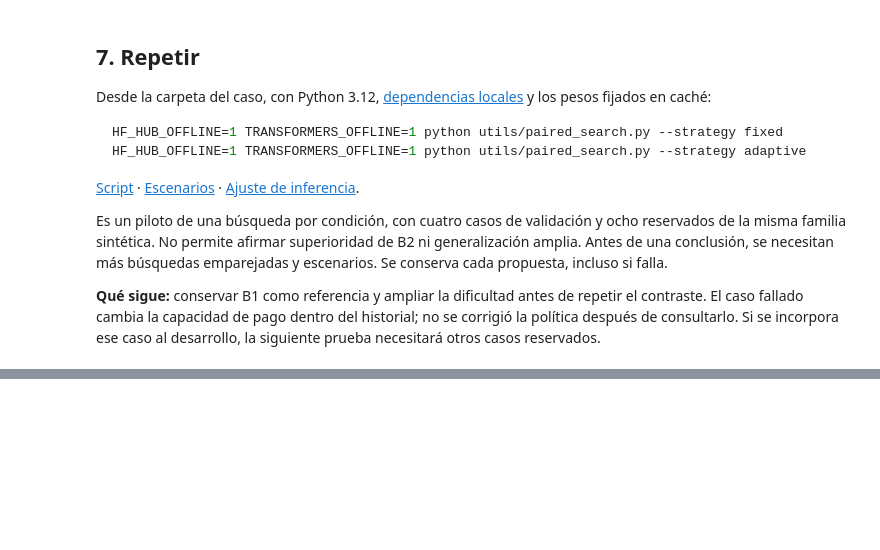
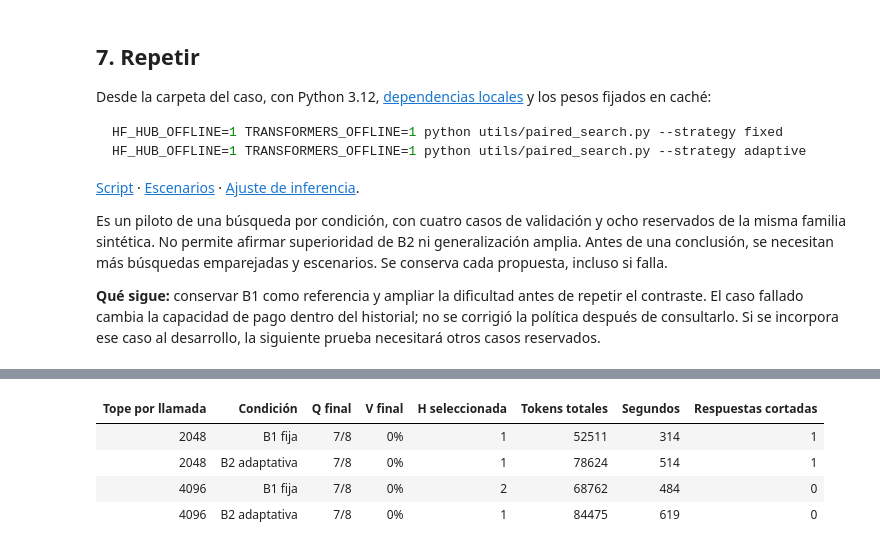
Before and after one commit to jairzinhosantos/thinking-harness, a Jupyter notebook: research/cases/case-0003-debt-negotiation/paired-search.ipynb, the cells around one changed output, grey strips where cells are left out. Cells and saved outputs as stored; diff of their text form; code cells hidden in the pictures; blank space fills up the shorter version.

```diff
--- a/research/cases/case-0003-debt-negotiation/paired-search.ipynb
+++ b/research/cases/case-0003-debt-negotiation/paired-search.ipynb
@@ -230,0 +243,43 @@ Es un piloto de una búsqueda por condición, con cuatro casos de validación y
+# %%
+from collections import Counter
+budget_records = list(records)
+extra_run_names = ['20261106T224117Z-paired-fixed-tokens-4096', '20261106T224923Z-paired-adaptive-tokens-4096']
+for name in extra_run_names:
+    folder = case_dir / 'results' / name
+    for filename, digest in json.loads((folder / 'manifest.json').read_text()).items():
+        assert Path(filename).name == filename
+        assert hashlib.sha256((folder / filename).read_bytes()).hexdigest() == digest
+    budget_records.append({'name': name, 'protocol': json.loads((folder/'protocol.json').read_text()),
+                           'report': json.loads((folder/'report.json').read_text())})
+for item in budget_records:
+    protocol = item['protocol']
+    for key in ('model', 'revision', 'model_files_sha256', 'sampling', 'cases', 'objective',
+                'initial_policy', 'initial_strategy', 'runtime', 'proposal_contract', 'update_contract',
+                'search_tokens', 'final_tokens'):
+        assert protocol[key] == records[0]['protocol'][key], key
+    for key, value in records[0]['protocol']['limits'].items():
+        if key not in ('output_tokens', 'context_tokens'):
+            assert protocol['limits'][key] == value, key
+    item['calls'] = [json.loads(line) for line in (case_dir/'results'/item['name']/'calls.jsonl').read_text().splitlines()]
+    assert item['report']['tokens'] == sum(c['input_tokens'] + c['output_tokens'] for c in item['calls'])
+for item in budget_records[2:]:
+    baseline = next(x for x in records if x['protocol']['strategy'] == item['protocol']['strategy'])
+    assert item['calls'][0]['messages'] == baseline['calls'][0]['messages']
+    assert item['calls'][0]['raw_output'].startswith(baseline['calls'][0]['raw_output'])
+rows = []
+for item in budget_records:
+    r = item['report']; result = r.get('test', {}).get('selected')
+    successes = sum(x['success'] for x in result['rows']) if result else None
+    rows.append([item['protocol']['limits']['output_tokens'], label(item),
+                 f"{successes}/{len(result['rows'])}" if result else 'Sin completar',
+                 f"{result['v']:.0%}" if result else 'Sin completar',
+                 r['selected_iteration'], r['tokens'], round(r['elapsed_seconds']),
+                 sum(c.get('error') == 'output_limit' for c in item['calls'])])
+table(['Tope por llamada', 'Condición', 'Q final', 'V final', 'H seleccionada',
+       'Tokens totales', 'Segundos', 'Respuestas cortadas'], rows)
+# %% [output]
+| Tope por llamada | Condición | Q final | V final | H seleccionada | Tokens totales | Segundos | Respuestas cortadas |
+| 2048 | B1 fija | 7/8 | 0% | 1 | 52511 | 314 | 1 |
+| 2048 | B2 adaptativa | 7/8 | 0% | 1 | 78624 | 514 | 1 |
+| 4096 | B1 fija | 7/8 | 0% | 2 | 68762 | 484 | 0 |
+| 4096 | B2 adaptativa | 7/8 | 0% | 1 | 84475 | 619 | 0 |
```
Also changed, not shown: parts of 4 cells of this notebook, 25 other files.
